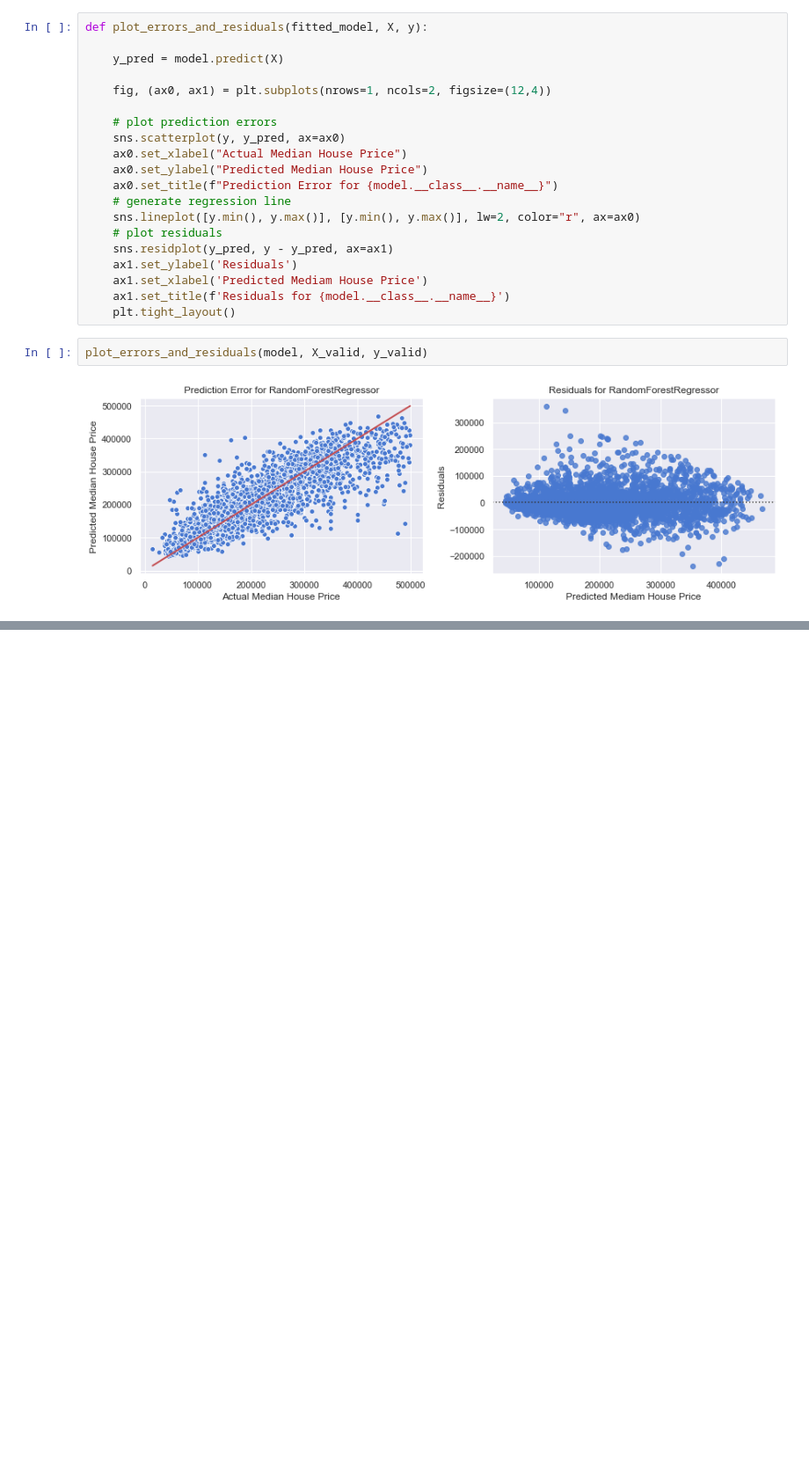
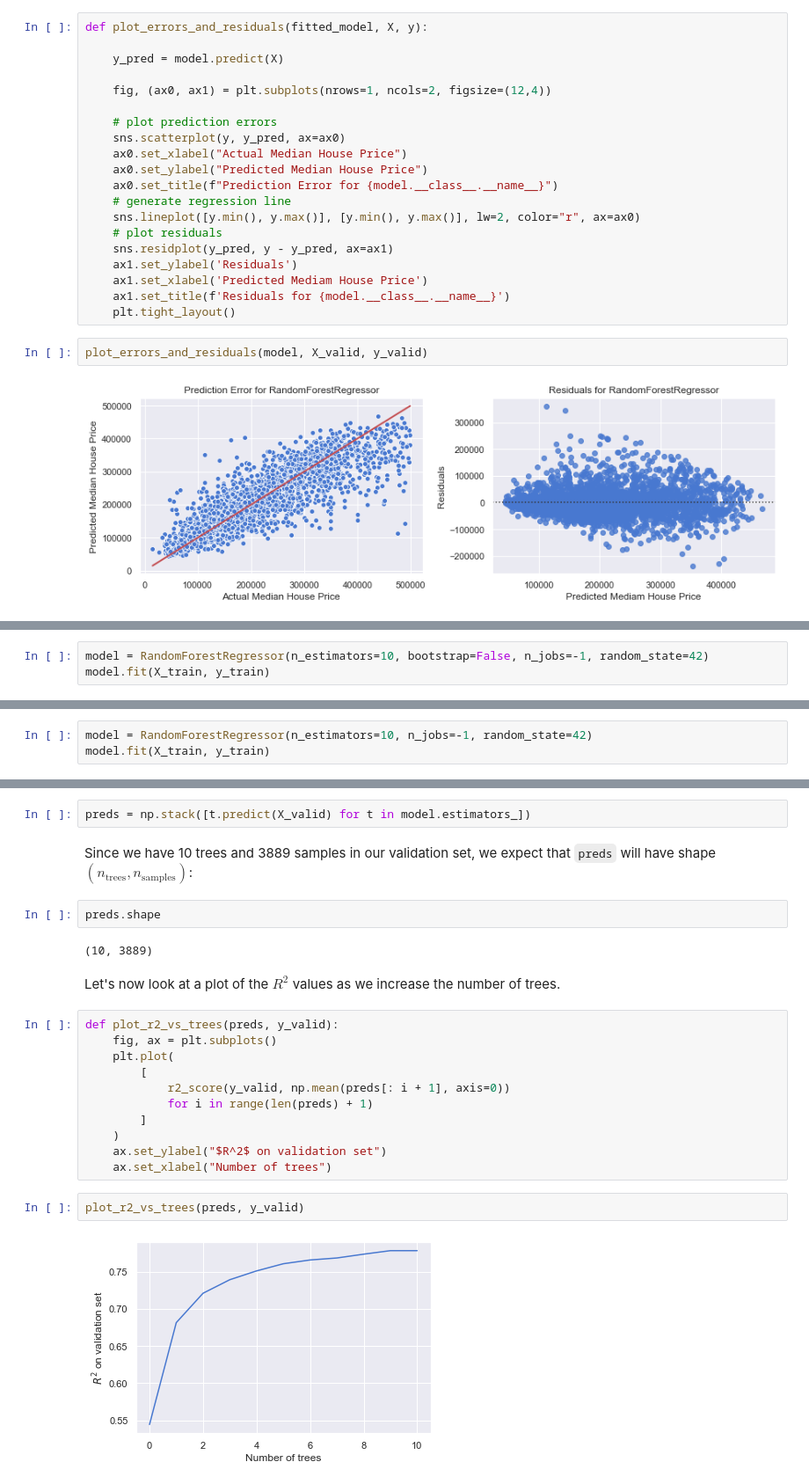
Before and after one commit to lewtun/dslectures, a Jupyter notebook: notebooks/lesson04_intro-to-random-forests.ipynb, the cells around one changed output, grey strips where cells are left out. Shown at 88% size. Saved outputs shown, nothing was run; the diff lists cells and outputs as text; blank space fills up the shorter version.

```diff
--- a/notebooks/lesson04_intro-to-random-forests.ipynb
+++ b/notebooks/lesson04_intro-to-random-forests.ipynb
@@ -464,0 +531,3 @@ plot_errors_and_residuals(model, X_valid, y_valid)
+# %%
+model = RandomForestRegressor(n_estimators=10, bootstrap=False, n_jobs=-1, random_state=42)
+model.fit(X_train, y_train)
@@ -464,0 +567,3 @@ plot_errors_and_residuals(model, X_valid, y_valid)
+# %%
+model = RandomForestRegressor(n_estimators=10, n_jobs=-1, random_state=42)
+model.fit(X_train, y_train)
@@ -464,0 +580,25 @@ plot_errors_and_residuals(model, X_valid, y_valid)
+# %%
+preds = np.stack([t.predict(X_valid) for t in model.estimators_])
+# %% [markdown]
+Since we have 10 trees and 3889 samples in our validation set, we expect that `preds` will have shape $(n_\mathrm{trees}, n_\mathrm{samples})$:
+# %%
+preds.shape
+# %% [output]
+(10, 3889)
+# %% [markdown]
+Let's now look at a plot of the $R^2$ values as we increase the number of trees.
+# %%
+def plot_r2_vs_trees(preds, y_valid):
+    fig, ax = plt.subplots()
+    plt.plot(
+        [
+            r2_score(y_valid, np.mean(preds[: i + 1], axis=0))
+            for i in range(len(preds) + 1)
+        ]
+    )
+    ax.set_ylabel("$R^2$ on validation set")
+    ax.set_xlabel("Number of trees")
+# %%
+plot_r2_vs_trees(preds, y_valid)
+# %% [output]
+[figure, added]
```
Also changed, not shown: parts of 57 cells of this notebook, 12 other files.
